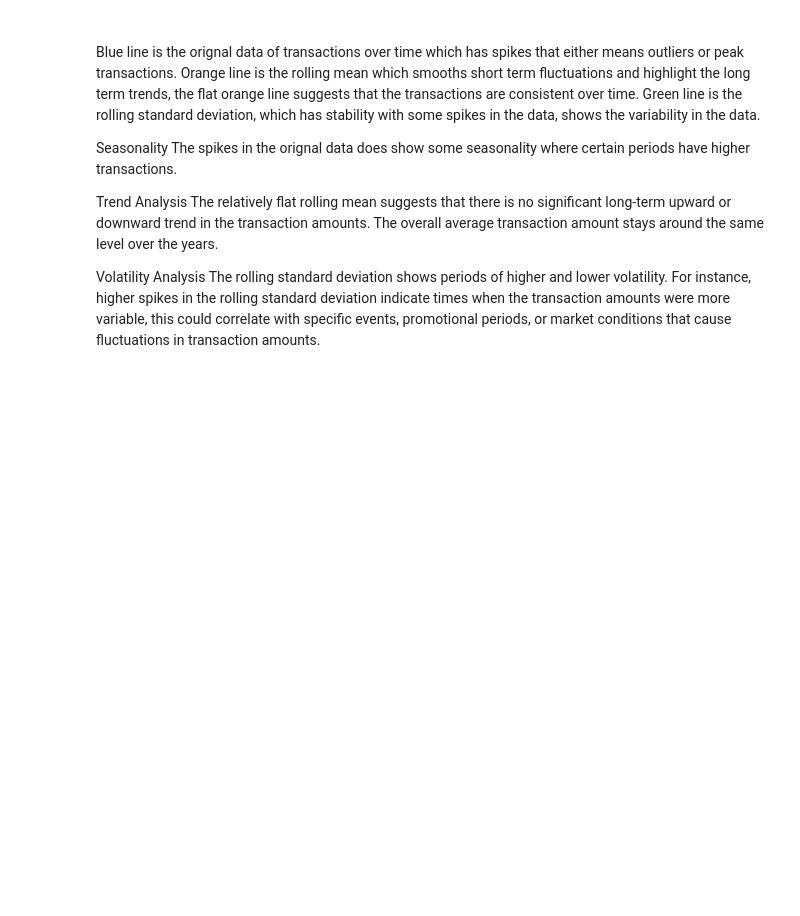
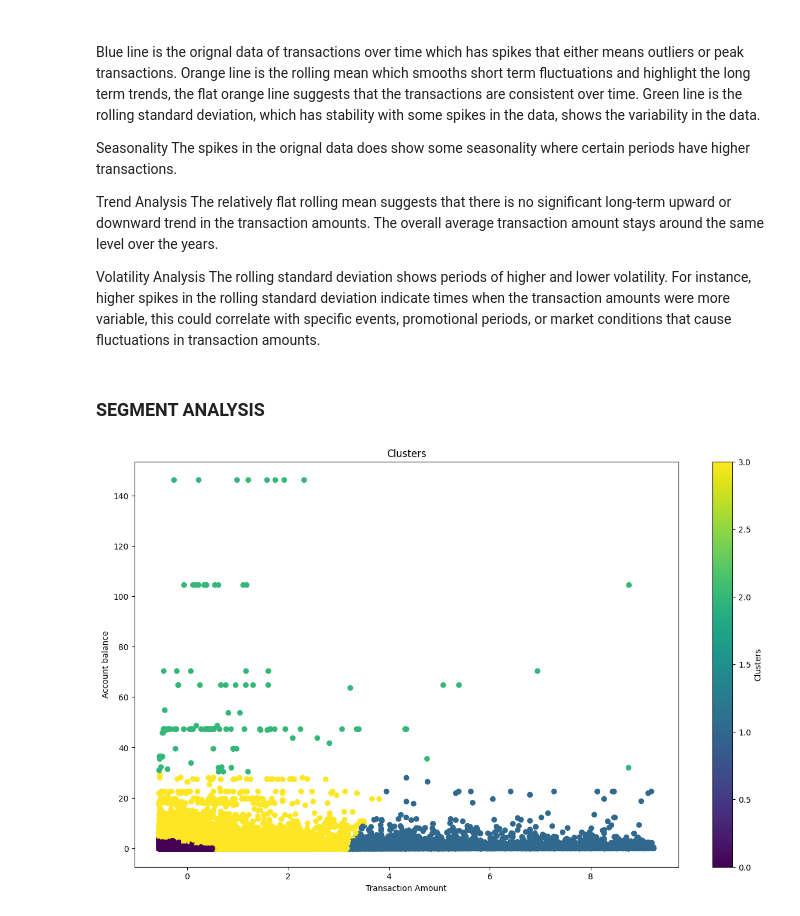
Before and after one commit to param10/FinancialProject, a Jupyter notebook: FinancialAnalysis.ipynb, the cells around one changed output. Drawn from its saved outputs; the diff is of its cells as text; code cells hidden in the pictures; blank space fills up the shorter version.

Commit message:
Segment Analysis

```diff
--- a/FinancialAnalysis.ipynb
+++ b/FinancialAnalysis.ipynb
@@ -614,3 +616,23 @@ The relatively flat rolling mean suggests that there is no significant long-term
 
 Volatility Analysis
 The rolling standard deviation shows periods of higher and lower volatility. For instance, higher spikes in the rolling standard deviation indicate times when the transaction amounts were more variable, this could correlate with specific events, promotional periods, or market conditions that cause fluctuations in transaction amounts.
+# %% [markdown]
+### SEGMENT ANALYSIS
+# %%
+features = data[['transaction_amount', 'account_balance']]
+# %%
+scaler = StandardScaler()
+feat_scaled = scaler.fit_transform(features)
+# %%
+kmeans = KMeans(n_clusters= 4, random_state= 5)
+data['clusters'] = kmeans.fit_predict(feat_scaled)
+# %%
+plt.figure(figsize=(15, 9))
+plt.scatter(feat_scaled[:, 0], feat_scaled[:, 1], c = data['clusters'], cmap='viridis')
+plt.title("Clusters")
+plt.xlabel('Transaction Amount')
+plt.ylabel("Account balance")
+plt.colorbar(label = 'Clusters')
+plt.show()
+# %% [output]
+[figure, added]
```
Also changed, not shown: parts of 1 cell of this notebook.
